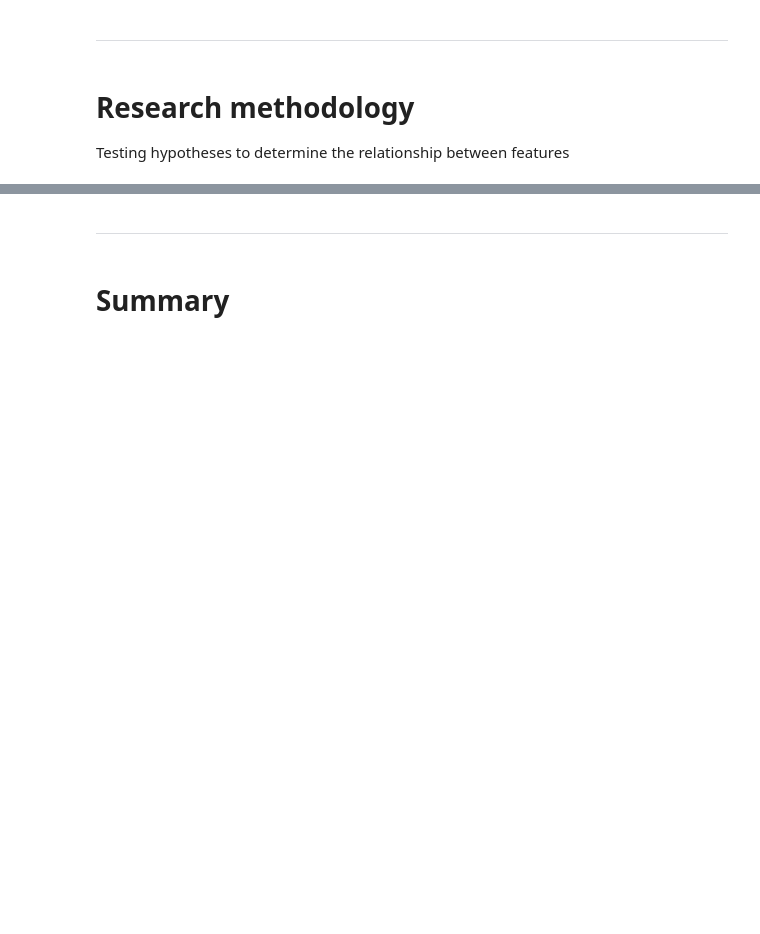
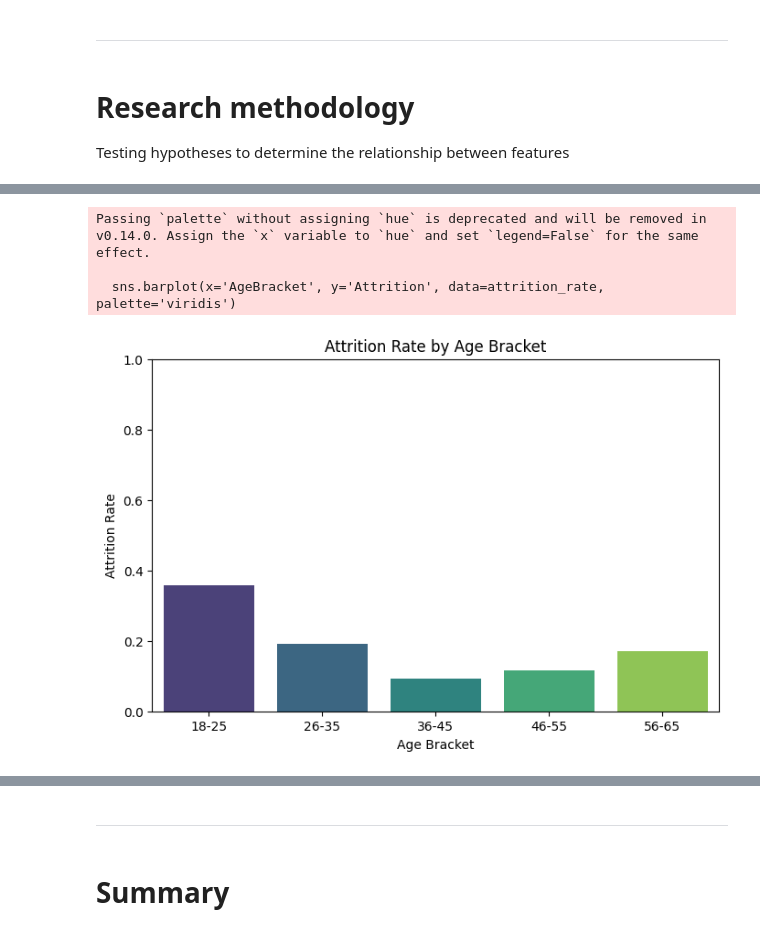
Before and after one commit to payal-kanani/hackathon2_predict_employee_attrition, a Jupyter notebook: jupyter_notebooks/predict_employee_attrition_transform.ipynb, the cells around one changed output, grey strips where cells are left out. Saved outputs shown, nothing was run; the diff lists cells and outputs as text; code cells hidden in the pictures; blank space fills up the shorter version.

Commit message:
Update hypothesis 2: age and attrition

```diff
--- a/jupyter_notebooks/predict_employee_attrition_transform.ipynb
+++ b/jupyter_notebooks/predict_employee_attrition_transform.ipynb
@@ -249,0 +242,27 @@ Business impact:
+# %%
+# Hypothesis testing: Chi-square test of independence between AgeBracket and Attrition
+import pandas as pd
+import matplotlib.pyplot as plt
+import seaborn as sns
+from scipy.stats import chi2_contingency
+
+# Load the transformed dataset
+try:
+    df_trans = pd.read_csv('../data/transformed_data/predict_employee_attrition_transformed.csv')
+except FileNotFoundError:
+    print("Error: The file was not found. Please check the path to your CSV file.")
+    # Exit or handle the error appropriately
+    df_trans = None
+
+# Create a contingency table
+contingency_table = pd.crosstab(df_trans['AgeBracket'], df_trans['Attrition'])
+print('Contingency Table:')
+print(contingency_table)
+
+# Perform Chi-square test
+chi2, p, dof, expected = chi2_contingency(contingency_table)
+print(f'Chi-square statistic: {chi2:.4f}')
+print(f'p-value: {p:.4f}')
+print(f'Degrees of freedom: {dof}')
+print('Expected frequencies:')
+print(expected)
@@ -249,0 +292,22 @@ Business impact:
+# %%
+# Visualization: Attrition rate by AgeBracket
+import matplotlib.pyplot as plt
+import seaborn as sns
+
+if df_trans is not None:
+    # Calculate attrition rate per age bracket
+    attrition_rate = df_trans.groupby('AgeBracket')['Attrition'].mean().reset_index()
+
+    # Create the visualization
+    plt.figure(figsize=(8,5))
+    sns.barplot(x='AgeBracket', y='Attrition', data=attrition_rate, palette='viridis')
+    plt.title('Attrition Rate by Age Bracket')
+    plt.ylabel('Attrition Rate')
+    plt.xlabel('Age Bracket')
+    plt.ylim(0, 1)
+    plt.show()
+# %% [output]
+Passing `palette` without assigning `hue` is deprecated and will be removed in v0.14.0. Assign the `x` variable to `hue` and set `legend=False` for the same effect.
+
+  sns.barplot(x='AgeBracket', y='Attrition', data=attrition_rate, palette='viridis')
+[figure, added]
```
Also changed, not shown: parts of 13 cells of this notebook.
